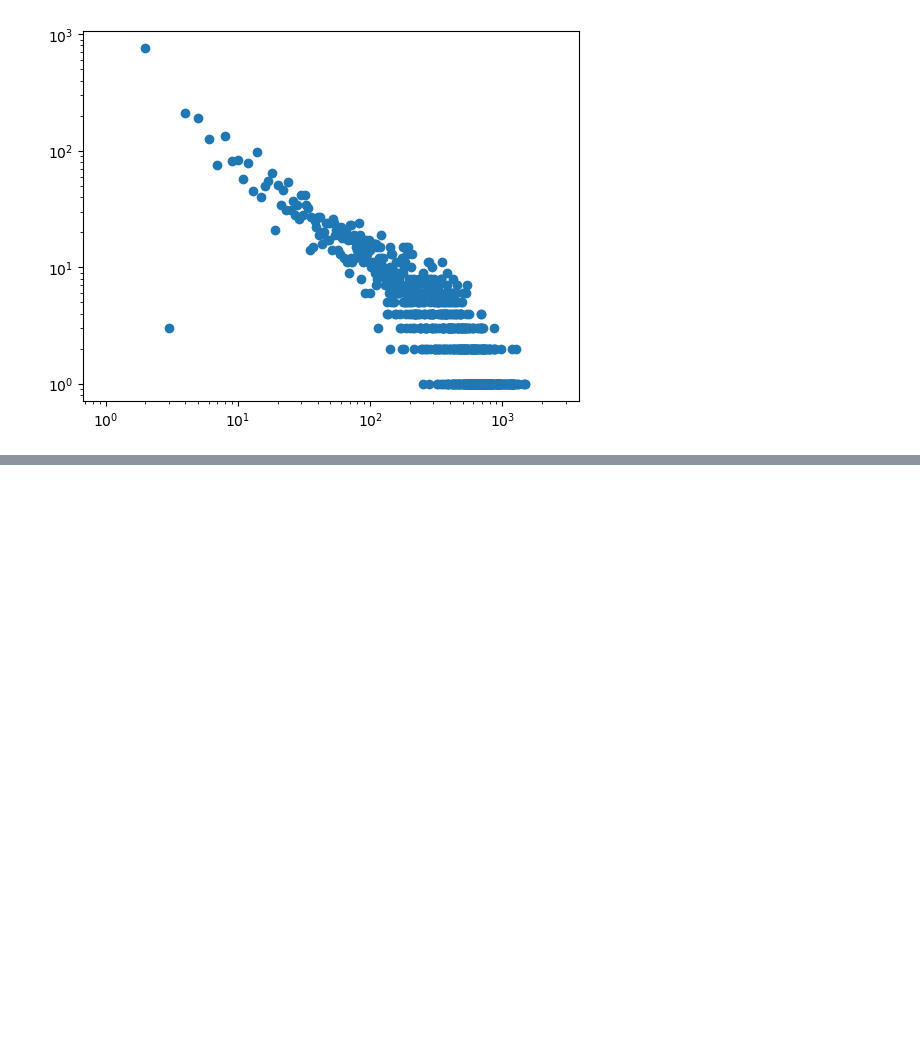
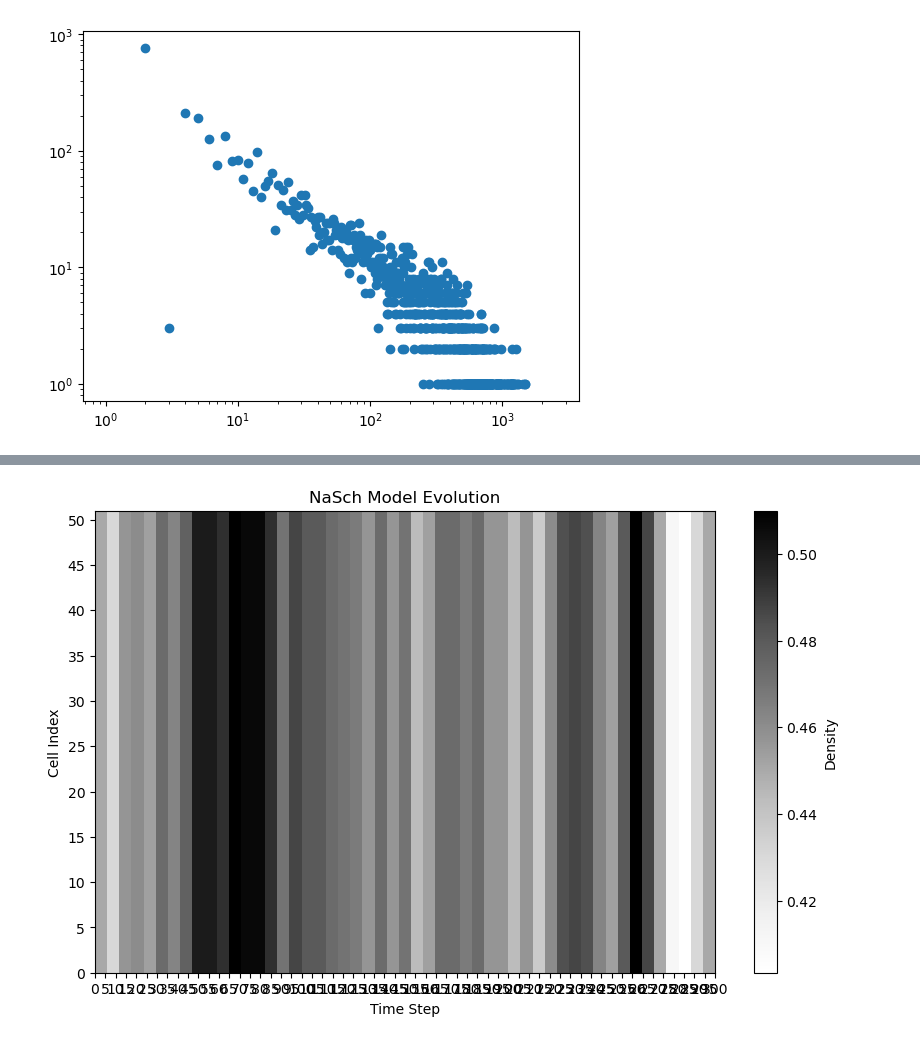
Before and after one commit to ThomasTenDamme/CSS-Group1, a Jupyter notebook: caros_notebook.ipynb, the cells around one changed output, grey strips where cells are left out. Saved outputs shown, nothing was run; the diff lists cells and outputs as text; code cells hidden in the pictures; blank space fills up the shorter version.

```diff
--- a/caros_notebook.ipynb
+++ b/caros_notebook.ipynb
@@ -180,0 +469,12 @@ def analyze_powerlaw_distribution2(data):
+# %%
+#try out function with entry and exit
+initial_state = initial_state_nasch_with_entry(L=300, p=0.5, v_max=3)
+evolution = [initial_state]
+
+for t in range(50):
+    next_state = nasch_step_with_entry_exit_rand(evolution[-1], v_max=3, p_slowdown=0.8, p_entry=0.1, p_exit=0.1, p_late_entry=0.1, p_early_exit=0.1)
+    evolution.append(next_state)
+
+plot_model_evolution(evolution, v_max=5)
+# %% [output]
+[figure, added]
```
Also changed, not shown: parts of 22 cells of this notebook.
